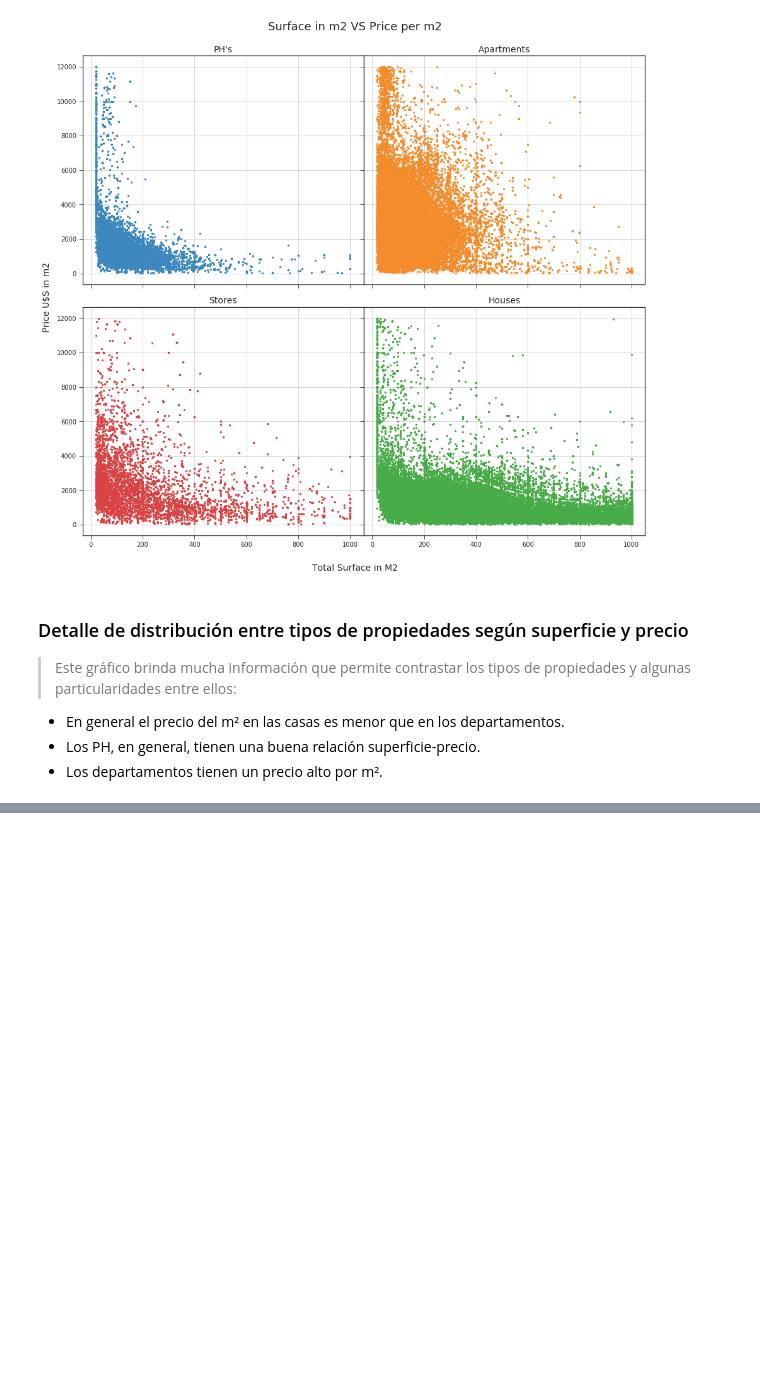
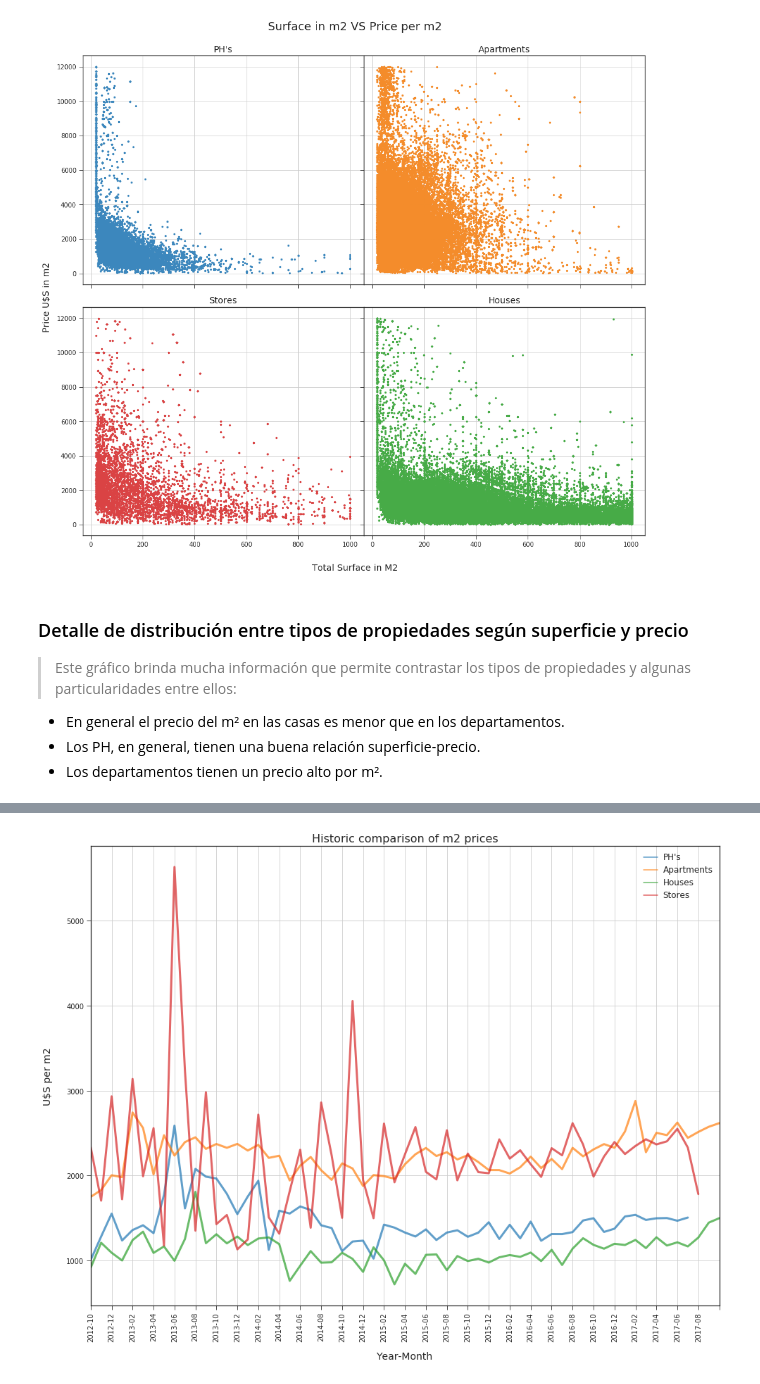
Before and after one commit to fpenovi/BArealEstatePricing, a Jupyter notebook: notebooks/00 - Hello_TP.ipynb, the cells around one changed output, grey strips where cells are left out. Drawn from its saved outputs; the diff is of its cells as text; code cells hidden in the pictures; blank space fills up the shorter version.

```diff
--- a/notebooks/00 - Hello_TP.ipynb
+++ b/notebooks/00 - Hello_TP.ipynb
@@ -384,0 +457,48 @@ ax4.grid('on');
+# %%
+dfApartments = dfPublished.loc[dfPublished.property_type.str.contains('apartment'), ('created_on', 'price_usd_per_m2')]
+dfPH = dfPublished.loc[dfPublished.property_type.str.contains('PH'), ('created_on', 'price_usd_per_m2')]
+dfHouses = dfPublished.loc[dfPublished.property_type.str.contains('house'), ('created_on', 'price_usd_per_m2')]
+dfStore = dfPublished.loc[dfPublished.property_type.str.contains('store'), ('created_on', 'price_usd_per_m2')]
+# %%
+dfApartments.created_on = dfApartments.created_on.astype('str').str.slice(0, -3)
+dfPH.created_on = dfPH.created_on.astype('str').str.slice(0, -3)
+dfHouses.created_on = dfHouses.created_on.astype('str').str.slice(0, -3)
+dfStore.created_on = dfStore.created_on.astype('str').str.slice(0, -3)
+# %%
+ax = dfPH.groupby(by='created_on').agg('mean').plot(kind='line',
+                                                    label='asd',
+                                                    figsize=(16, 12),
+                                                    alpha=0.7,
+                                                    xticks=range(0, len(dfApartments.created_on.unique()), 2))
+
+ax = dfApartments.groupby(by='created_on').agg('mean').plot(ax=ax,
+                                                      kind='line',
+                                                      label='fgh',
+                                                      alpha=0.7)
+
+ax = dfHouses.groupby(by='created_on').agg('mean').plot(ax=ax,
+                                                        kind='line',
+                                                        label='jkl',
+                                                        alpha=0.7)
+
+ax = dfStore.groupby(by='created_on').agg('mean').plot(ax=ax,
+                                                       kind='line',
+                                                       label='okopk',
+                                                       alpha=0.7,
+                                                       rot=90)
+ax.set_title("Historic comparison of m2 prices", fontdict={'size':16})
+ax.grid(linestyle='solid')
+ax.set_xlabel('Year-Month', fontdict={'size':14})
+ax.set_ylabel('U$S per m2', fontdict={'size':14})
+ax.get_legend().get_texts()[0].set_text("PH's")
+ax.get_legend().get_texts()[1].set_text("Apartments")
+ax.get_legend().get_texts()[2].set_text("Houses")
+ax.get_legend().get_texts()[3].set_text("Stores")
+ax.get_legend().texts[0].set_size(12)
+ax.yaxis.set_label_coords(-0.06, 0.5)
+ax.xaxis.set_label_coords(0.5, -0.10)
+
+for line in ax.get_lines() :
+    line.set_linewidth(3)
+# %% [output]
+[figure, added]
```
Also changed, not shown: parts of 10 cells of this notebook.
